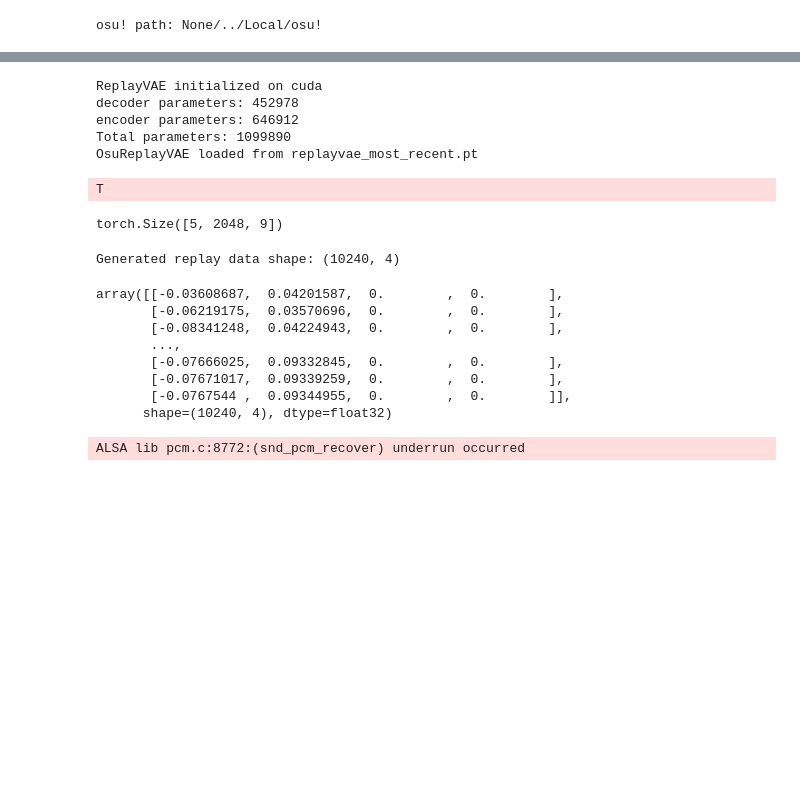
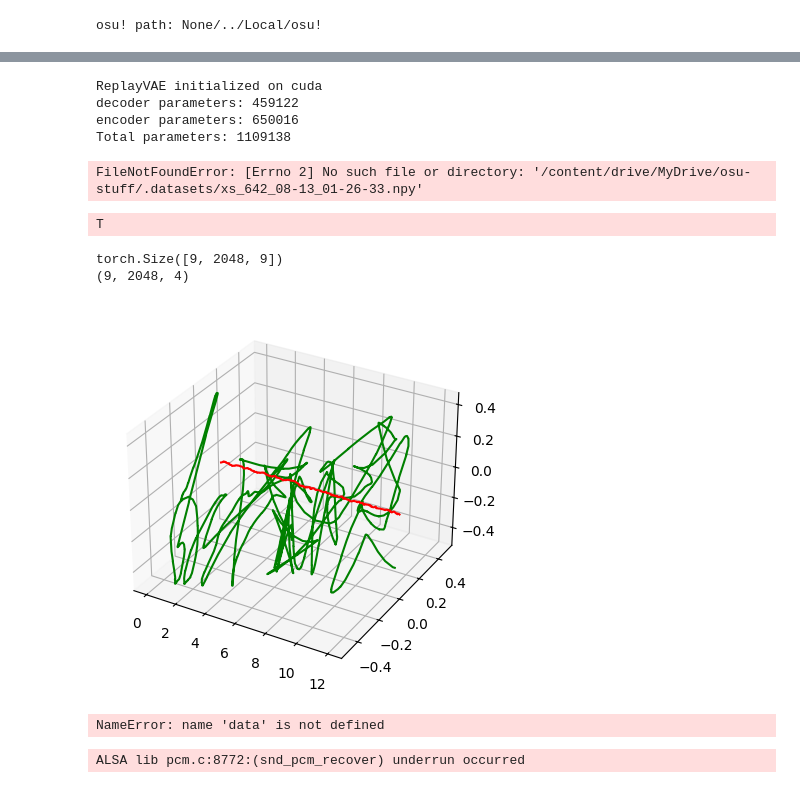
Before and after one commit to niooii/osu, a Jupyter notebook: test.ipynb, the cells around one changed output, grey strips where cells are left out. Drawn from its saved outputs; the diff is of its cells as text; code cells hidden in the pictures; blank space fills up the shorter version.

Commit message:
add error plotting

```diff
--- a/test.ipynb
+++ b/test.ipynb
@@ -269,17 +269,19 @@ class OsuReplayTVAE_Lstm(OsuModel):
 # %%
 # model = OsuReplayTVAE_Lstm.load("replaytvae_lstm_most_recent.pt")
 from models.vae.vae import OsuReplayVAE
-model = OsuReplayVAE.load("replayvae_most_recent.pt")
+model = OsuReplayVAE()
+# model = OsuReplayVAE.load("replayvae_most_recent.pt")
 # %% [output]
 ReplayVAE initialized on cuda
-decoder parameters: 452978
-encoder parameters: 646912
-Total parameters: 1099890
-OsuReplayVAE loaded from replayvae_most_recent.pt
+decoder parameters: 459122
+encoder parameters: 650016
+Total parameters: 1109138
+FileNotFoundError: [Errno 2] No such file or directory: '/content/drive/MyDrive/osu-stuff/.datasets/xs_642_08-13_01-26-33.npy'
 # %%
 # test training results
 from osu.rulesets.mods import Mods
 import osu.rulesets.beatmap as bm
+import osu.rulesets.replay as rp
 import osu.dataset as dataset
 import numpy as np
 import torch
@@ -288,18 +290,30 @@ test_name = '1hope'
 test_mods = Mods.NONE
 test_map_path = f'assets/{test_name}_map.osu'
 test_song = f'assets/{test_name}_song.mp3'
+test_replay = f'assets/{test_name}_replay.osr'
 
 test_map = bm.load(test_map_path)
+test_replay = rp.load(test_replay)
 test_map.apply_mods(test_mods)
 
 data = dataset.input_data(test_map)
 data = np.reshape(data.values, (-1, dataset.BATCH_LENGTH, len(dataset.INPUT_FEATURES)))
 data = torch.FloatTensor(data)#[:1, :, :]
 
-data.shape
+replay_data = dataset.target_data_single(test_map, test_replay)
+replay_data = np.reshape(replay_data, (-1, dataset.BATCH_LENGTH, len(dataset.OUTPUT_FEATURES)))
+
+print(data.shape)
+print(replay_data.shape)
 # %% [output]
 T
-torch.Size([5, 2048, 9])
+torch.Size([9, 2048, 9])
+(9, 2048, 4)
+# %%
+%matplotlib inline
+model.plot_error(data, replay_data)
+# %% [output]
+[figure, added]
 # %%
 replay_data = model.generate(data)
 
@@ -314,15 +328,7 @@ print(f"Generated replay data shape: {replay_data.shape}")
 
 replay_data
 # %% [output]
-Generated replay data shape: (10240, 4)
+NameError: name 'data' is not defined
-array([[-0.03608687,  0.04201587,  0.        ,  0.        ],
-       [-0.06219175,  0.03570696,  0.        ,  0.        ],
-       [-0.08341248,  0.04224943,  0.        ,  0.        ],
-       ...,
-       [-0.07666025,  0.09332845,  0.        ,  0.        ],
-       [-0.07671017,  0.09339259,  0.        ,  0.        ],
-       [-0.0767544 ,  0.09344955,  0.        ,  0.        ]],
-      shape=(10240, 4), dtype=float32)
 # %%
 import osu.preview.preview as preview
 
```
Also changed, not shown: parts of 3 cells of this notebook, 5 other files.
